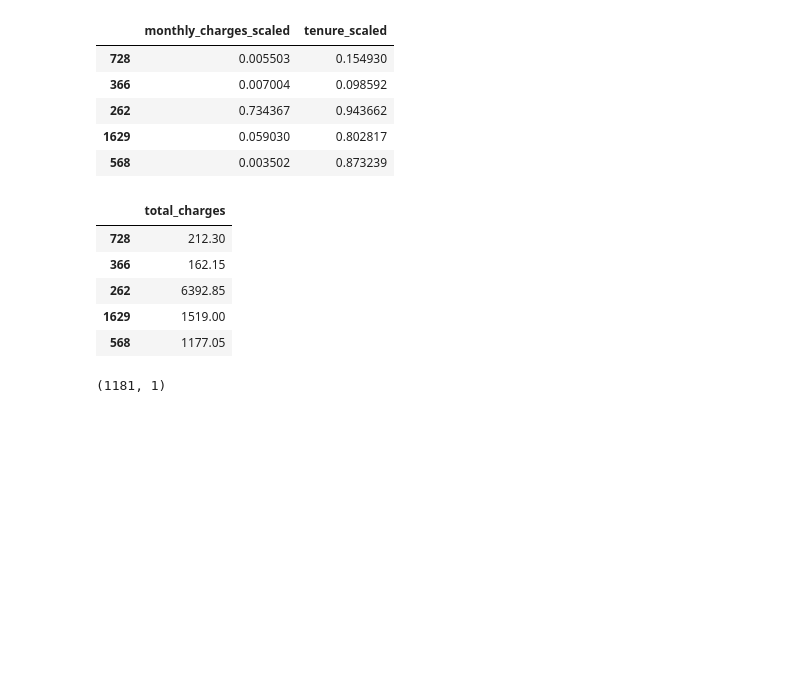
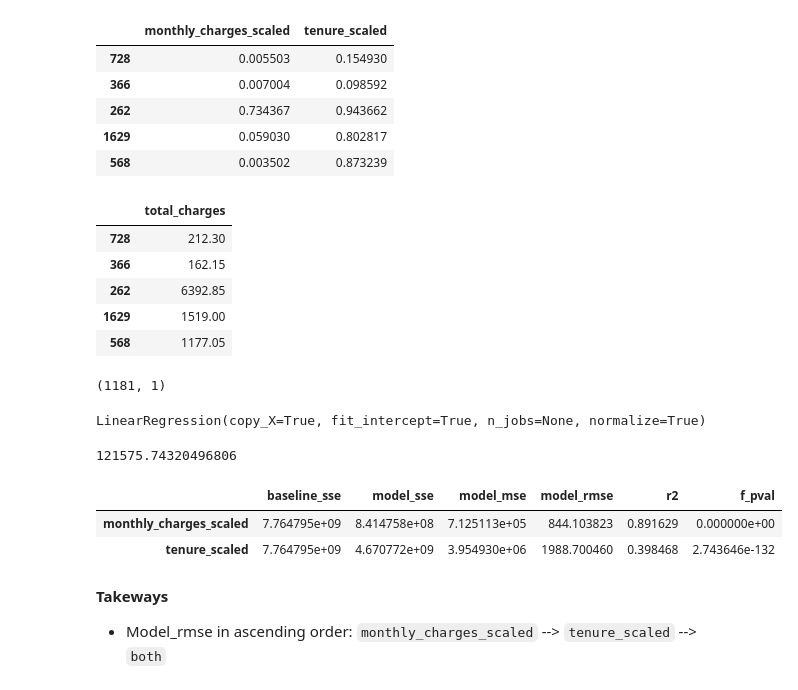
Before and after one commit to Yongliang-Shi/regression-exercises, a Jupyter notebook: model.ipynb, the cells around one changed output. Drawn from its saved outputs; the diff is of its cells as text; code cells hidden in the pictures; blank space fills up the shorter version.

Commit message:
fit 3 different regression algorithms to both features

```diff
--- a/model.ipynb
+++ b/model.ipynb
@@ -90,3 +125,10 @@ y_train.head()
 y_train.shape
 # %% [output]
 (1181, 1)
+# %%
+# Create LinearRegression() Object and fit the scaled train dataset
+
+lm = LinearRegression(normalize=True)
+lm.fit(X_train_scaled, y_train)
+# %% [output]
+LinearRegression(copy_X=True, fit_intercept=True, n_jobs=None, normalize=True)
@@ -92,0 +139,18 @@ y_train.shape
+# %%
+# Compute the rmse of lm modeling
+
+lm_rmse = mean_squared_error(y_train, lm_pred)**1/2
+lm_rmse
+# %% [output]
+121575.74320496806
+# %%
+# Call functions to calculate the model rmse of simple linear regression
+
+model.compare_slr_metrics('total_charges', ['monthly_charges_scaled', 'tenure_scaled'], train_scaled)
+# %% [output]
+|  | baseline_sse | model_sse | model_mse | model_rmse | r2 | f_pval |
+| monthly_charges_scaled | 7.764795e+09 | 8.414758e+08 | 7.125113e+05 | 844.103823 | 0.891629 | 0.000000e+00 |
+| tenure_scaled | 7.764795e+09 | 4.670772e+09 | 3.954930e+06 | 1988.700460 | 0.398468 | 2.743646e-132 |
+# %% [markdown]
+**Takeways**
+- Model_rmse in ascending order: `monthly_charges_scaled` --> `tenure_scaled` --> `both`
```
Also changed, not shown: parts of 15 cells of this notebook.
